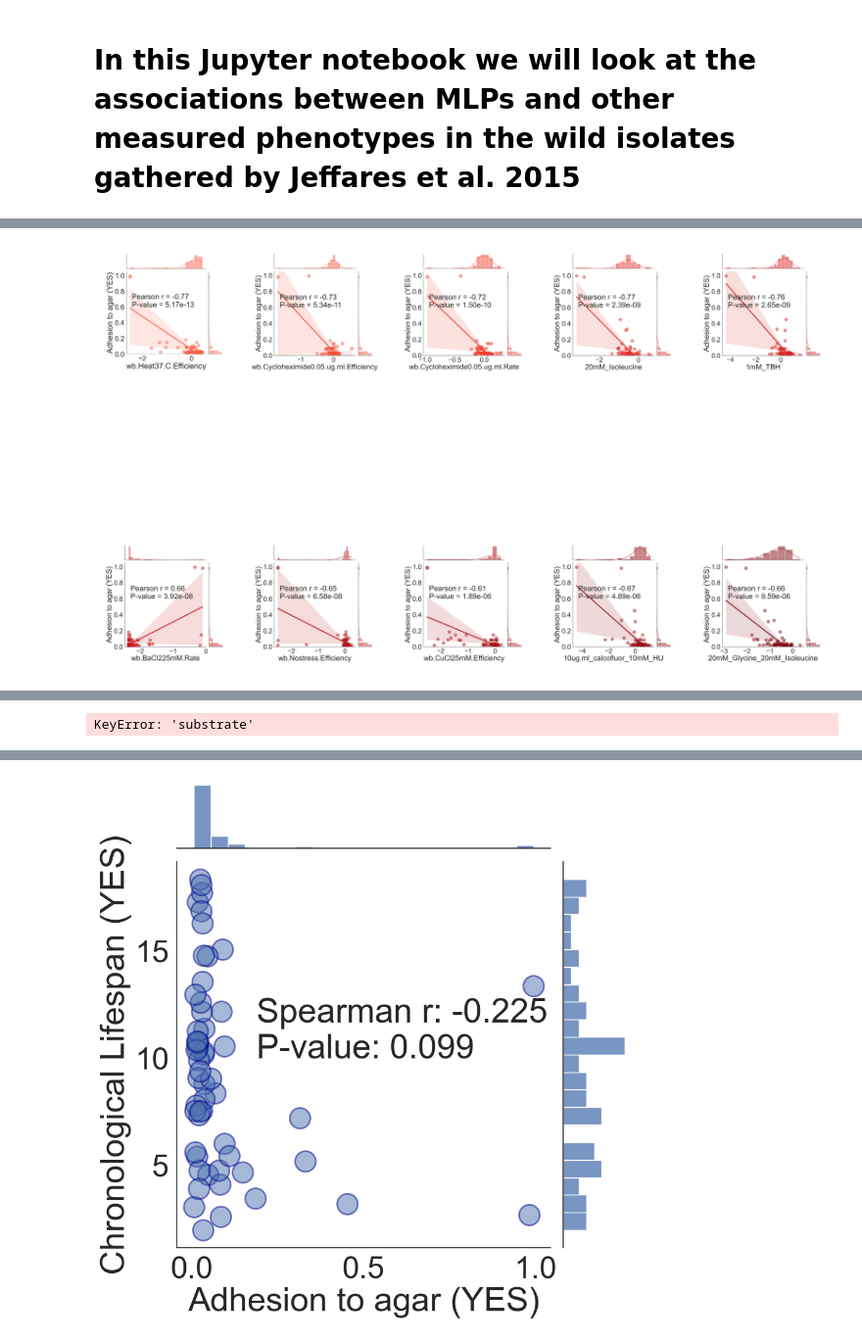
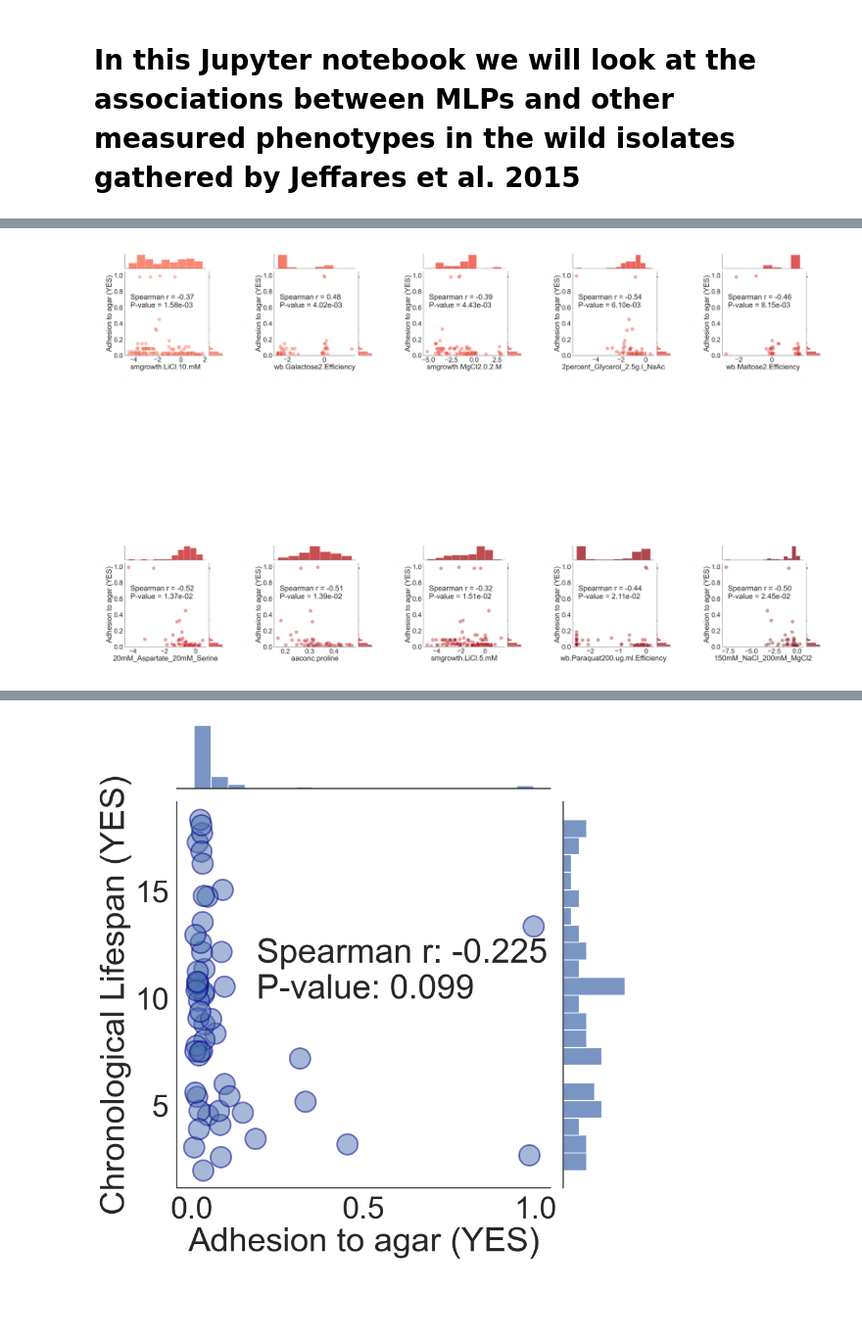
Before and after one commit to BKover99/S.-Pombe-MLPs, a Jupyter notebook: Bence folder/Analysis of Jeffares phenotypes/analysis_of_phenotypes.ipynb, the cells around one changed output, grey strips where cells are left out. Shown at 98% size. Cells and saved outputs as stored; diff of their text form; code cells hidden in the pictures; blank space fills up the shorter version.

```diff
--- a/Bence folder/Analysis of Jeffares phenotypes/analysis_of_phenotypes.ipynb
+++ b/Bence folder/Analysis of Jeffares phenotypes/analysis_of_phenotypes.ipynb
@@ -55,16 +55,7 @@ data = data.drop(columns=['strain name', 'Strain', 'SEM', 'Unnamed: 0','Sample']
 for col in data.columns:
     if 'smgrowth' in col:
         data[col] = np.log2(data[col])
+
+
+#create column "sticky_yes_binary" which is 1 if Washing (YES) > 0.2
+data["sticky_yes_binary"] = [1 if x>
-# %%
-#find substrate column in data
-#iterate through data substrate
-for i in data['substrate']:
-    #if molasses is in the string rename it to Molasses
-      if 'molasses' in i or 'Molasses' in i:
-            print(i)
-            data = data.replace(i, 'Molasses')
-      if 'wine' in i or 'Wine' in i:
-            data = data.replace(i, 'Wine')
-
-#unique values in data substrate
-data['substrate'].unique()
@@ -190,9 +147,9 @@ corrs.head(50)
 | 10x_Antimycin | -0.582294 | -0.434848 | 3.108441e-06 | 9.079580e-04 | NaN | NaN | 10x_Antimycin | 0.276927 |
 # %%
 corrs = correlation(data,"Adhesion to agar (YES)")
-corrs = corrs.sort_values(by=['Pearson p-value'])
+corrs = corrs.sort_values(by=['Spearman p-value'])
 #corrs remove nan from spearman and then create column called fdr
-corrs = corrs.dropna(subset=['Pearson p-value'])
+corrs = corrs.dropna(subset=['Spearman p-value'])
 
 #remove cols with names containg any of the following: rap, rapamycin, caf, caffeine, shape, h2o2, peroxide, edta
 corrs = corrs[~corrs.index.str.contains('rap')]
@@ -219,7 +176,7 @@ corrs = corrs[~corrs.index.str.contains('filamentous')]
 
 
 import statsmodels.stats.multitest as smm
-corrs['bonferroni'] = smm.multipletests(corrs['Pearson p-value'], method='bonferroni')[1]
+corrs['bonferroni'] = smm.multipletests(corrs['Spearman p-value'], method='bonferroni')[1]
 corrs.head(100)
 # %% [output]
 |  | Pearson | Spearman | Pearson p-value | Spearman p-value | T_test | ANOVA_pvalue | phenotype | bonferroni |
@@ -283,7 +267,7 @@ for i,j,col in zip(range(10),corrs.head(10).index.values,colors[10:]):
 
     #large glyph with alpha transparency large ticks
 
-    sns.jointplot(data=data, x=j, y='Adhesion to agar (YES)', kind='reg', color=col, height=10, scatter_kws={'s': 300, "alpha" :0.5}, line_kws={'lw': 5})
+    sns.jointplot(data=data, x=j, y='Adhesion to agar (YES)', color=col, height=10, s= 400,alpha = 0.4)
 
     #no axis labels
     plt.ylabel('')
@@ -307,36 +291,36 @@ for i,j,col in zip(range(10),corrs.head(10).index.values,colors[10:]):
     #drop inf
     subset = subset.replace([np.inf, -np.inf], np.nan)
     #remove nans
     subset = subset.dropna()
-    plt.text(-400,0.7,'Pearson r = {:.2f}'.format(corrs.loc[j]['Pearson']),fontsize=40)
-    plt.text(-400,0.6,'P-value = {:.2e}'.format(corrs.loc[j]['Bonferroni corrected p-value']),fontsize=40)
+    plt.text(-400,0.7,'Spearman r = {:.2f}'.format(corrs.loc[j]['Spearman']),fontsize=40)
+    plt.text(-400,0.6,'P-value = {:.2e}'.format(corrs.loc[j]['bonferroni']),fontsize=40)
     plt.savefig('jointplot{}.png'.format(i))
     plt.close()
 
 for i,j in zip(range(10),corrs.head(10).index.values):
     #load them and arange in one big plot
 
     plt.subplot(2,5,i+1)
     #read big figure
     plt.imshow(plt.imread('jointplot{}.png'.format(i)))
     #increase size
     plt.gcf().set_size_inches(30,30)
     plt.axis('off')
     plt.axis('on')
 
     #remove ticks
     plt.tick_params(labelsize=0)
     #remove frame
     plt.gca().spines['top'].set_visible(False)
     plt.gca().spines['right'].set_visible(False)
     plt.gca().spines['bottom'].set_visible(False)
     plt.gca().spines['left'].set_visible(False)
     #remove the ticks of the outer frame
     plt.gca().tick_params(axis='both', which='both', length=0)
 #tight layout
 plt.tight_layout()
 # %% [output]
-[figure, old version]
+[figure, new version]
 # %%
 corrs = correlation(data,"Washing (YES)")
 corrs = corrs.sort_values(by=['Spearman p-value'])
@@ -386,9 +370,3 @@ corrs.head(50)
 | wb.Cisplatin100ug.ml.Efficiency | NaN | NaN | NaN | NaN | NaN | 3.055724e-02 | wb.Cisplatin100ug.ml.Efficiency |
 | wb.NiCl20.75mM.Rate | NaN | NaN | NaN | NaN | NaN | 3.429762e-02 | wb.NiCl20.75mM.Rate |
 | lmgrowth.emm2.dM.dT.best | NaN | NaN | NaN | NaN | NaN | 3.501019e-02 | lmgrowth.emm2.dM.dT.best |
-# %%
-#in subset show rows where substrate is rum
-subset = subset[subset['substrate']=='rum']
-subset
-# %% [output]
-KeyError: 'substrate'
```
Also changed, not shown: parts of 10 cells of this notebook, 19 other files.
